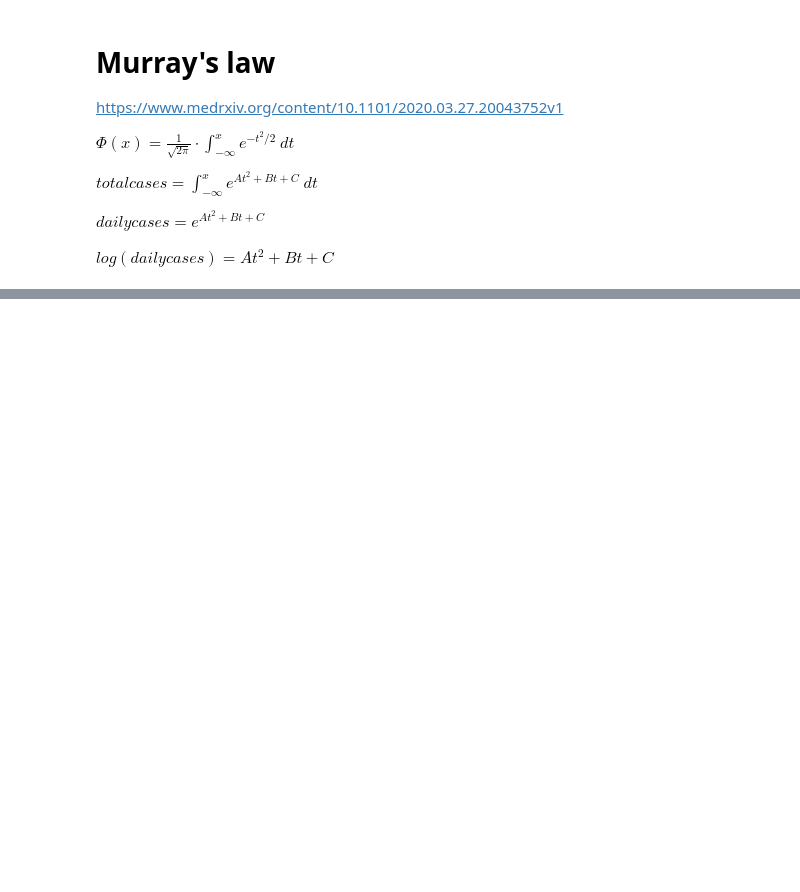
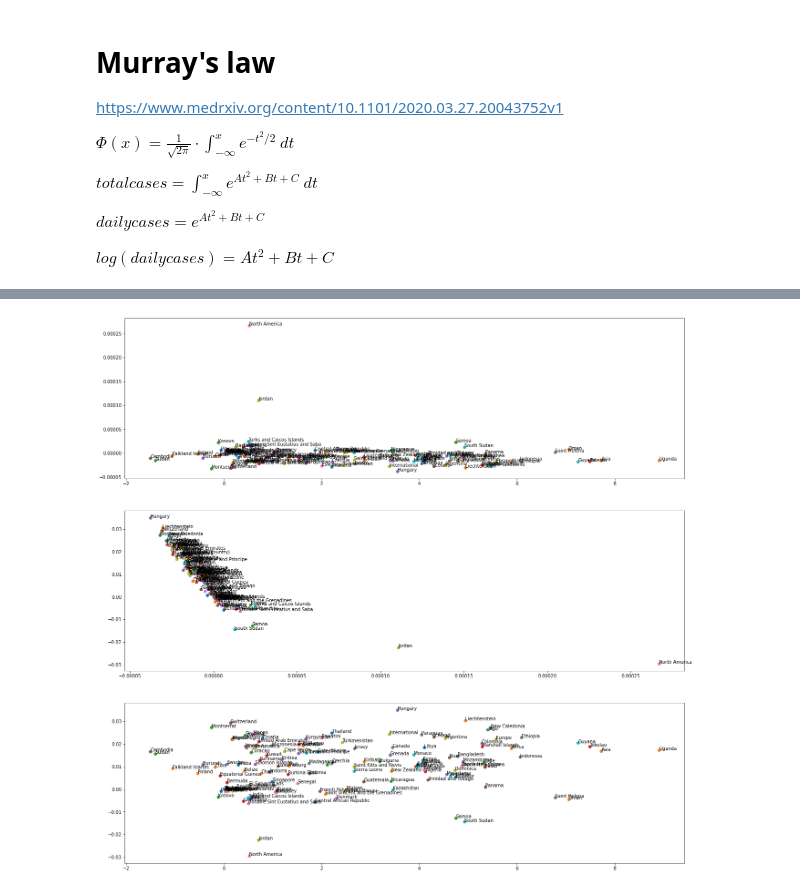
Before and after one commit to RostaTasha/MADE, a Jupyter notebook: nikolenko_ha1.ipynb, the cells around one changed output, grey strips where cells are left out. Drawn from its saved outputs; the diff is of its cells as text; code cells hidden in the pictures; blank space fills up the shorter version.

```diff
--- a/nikolenko_ha1.ipynb
+++ b/nikolenko_ha1.ipynb
@@ -303,0 +344,43 @@ Total cases 193633
+# %%
+params_mu = []
+params_sigma = []
+
+for country in countries:
+    data = data_countries[(data_countries.location == country) & (data_countries.total_cases > 1)].copy()
+    data.loc[(data.new_cases == 0), "new_cases"] = 1
+    if (data.shape[0] < 100): # not enough stats
+      continue
+    start_date = data.iloc[0].date
+    train, test = train_test_split(data, train_size=50, shuffle=False)
+    X, y = to_X_y(data, start_date)
+    y = y[:, 0]
+    y = np.log(y)
+    prior_distrib = {
+      "mu" : np.zeros(3),
+      "sigma" : np.diag(3*[10])
+    }
+    model = Pipeline([
+                  ['tranformer', FunctionTransformer(addSquareFeature)],
+                  ['linear_regression', LinearRegression(mu = prior_distrib["mu"], sigma = prior_distrib["sigma"])],
+                  ])
+
+    model_total_cases = model.fit(X, y)
+    params_mu += [model_total_cases.named_steps['linear_regression'].mu]
+# %%
+figsize = (22,22)
+fig = plt.figure(figsize=figsize)
+fig.tight_layout()
+ax1 = fig.add_subplot(311)
+ax2 = fig.add_subplot(312)
+ax3 = fig.add_subplot(313)
+for p_mu, c in zip(params_mu, countries):
+    pm0, pm1, pm2 = p_mu[0], p_mu[1], p_mu[2]
+    ax1.scatter(pm0, pm1)
+    ax1.annotate(c, (pm0, pm1))
+    ax2.scatter(pm1, pm2)
+    ax2.annotate(c, (pm1, pm2))
+    ax3.scatter(pm0, pm2)
+    ax3.annotate(c, (pm0, pm2))
+plt.show()
+# %% [output]
+[figure, added]
```
Also changed, not shown: parts of 15 cells of this notebook.
